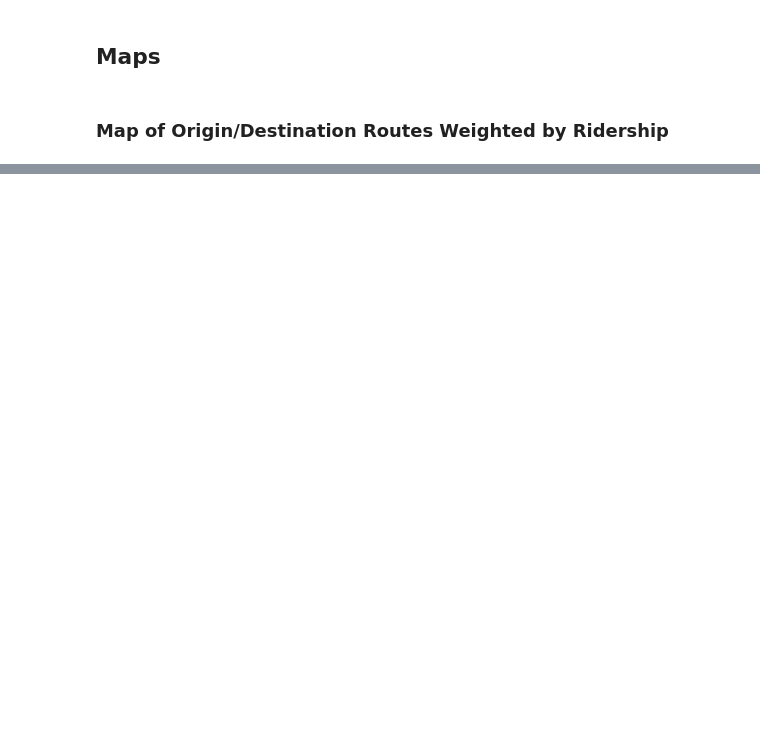
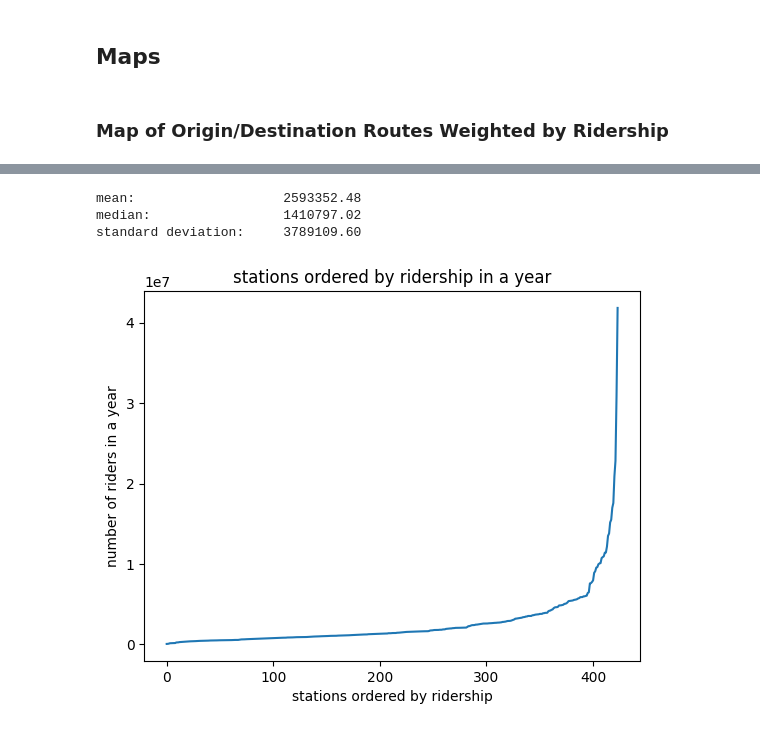
Before and after one commit to iansargent/nyc-subway-ridership-ml, a Jupyter notebook: Scripts/Analysis/exploratory_analysis.ipynb, the cells around one changed output, grey strips where cells are left out. Drawn from its saved outputs; the diff is of its cells as text; code cells hidden in the pictures; blank space fills up the shorter version.

```diff
--- a/Scripts/Analysis/exploratory_analysis.ipynb
+++ b/Scripts/Analysis/exploratory_analysis.ipynb
@@ -305,0 +311,2 @@ display(od_flows.head())
+# %%
+summed_origin_df = origin.groupby(by=["origin_station_complex_name"])['sum_estimated_average_ridership'].sum().sort_values()*4
@@ -305,0 +350,17 @@ display(od_flows.head())
+# %%
+print(f'mean: \t\t\t{summed_origin_df.mean():.2f}')
+print(f'median: \t\t{summed_origin_df.iloc[int(summed_origin_df.size/2)]:.2f}')
+print(f'standard deviation:\t{summed_origin_df.std():.2f}')
+# %% [output]
+mean:                   2593352.48
+median:                 1410797.02
+standard deviation:     3789109.60
+# %%
+x_axis_data = [i for i in range(summed_origin_df.size)]
+plt.plot(x_axis_data, summed_origin_df)
+plt.title("stations ordered by ridership in a year")
+plt.ylabel("number of riders in a year")
+plt.xlabel("stations ordered by ridership")
+plt.show()
+# %% [output]
+[figure, added]
```
Also changed, not shown: parts of 4 cells of this notebook, 3 other files.
